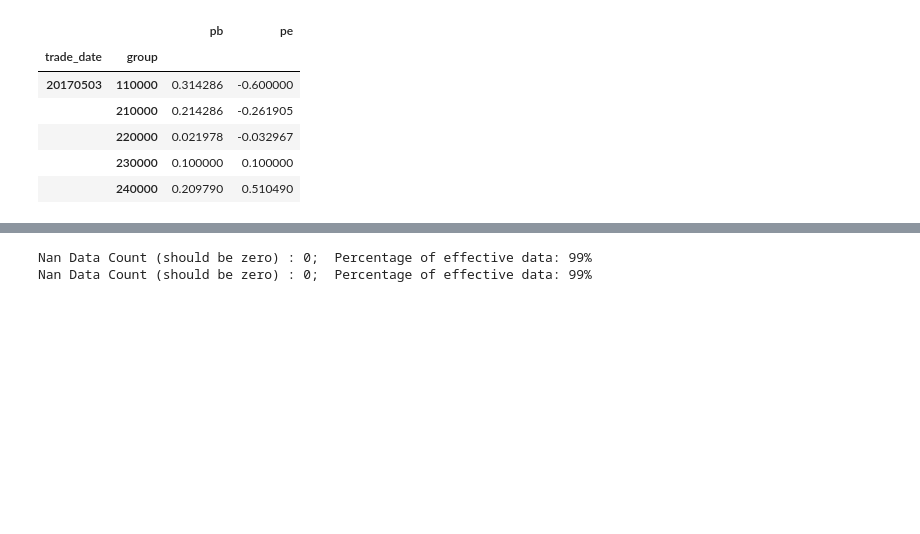
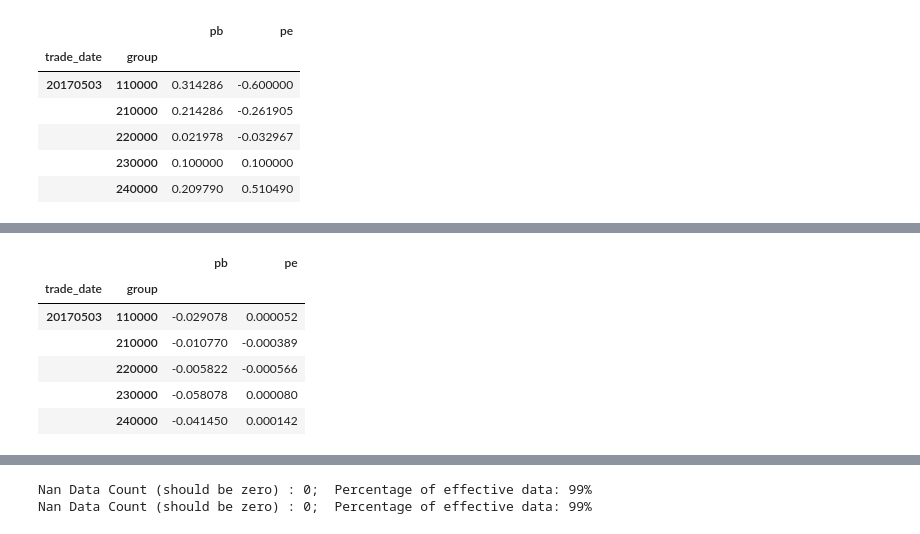
Before and after one commit to xingetouzi/jaqs-fxdayu, a Jupyter notebook: docs/_source/multi_factor.ipynb, the cells around one changed output, grey strips where cells are left out. Cells and saved outputs as stored; diff of their text form; code cells hidden in the pictures; blank space fills up the shorter version.

```diff
--- a/docs/_source/multi_factor.ipynb
+++ b/docs/_source/multi_factor.ipynb
@@ -134,3 +181,26 @@ Nan Data Count (should be zero) : 0;  Percentage of effective data: 99%
+# %%
+from jaqs_fxdayu.research.signaldigger.multi_factor import get_factors_ret_df
+
+factor_ret_df = get_factors_ret_df(factors_dict,
+                                   price=dv.get_ts("close_adj"),
+                                   high=dv.get_ts("high_adj"), # 可为空
+                                   low=dv.get_ts("low_adj"),# 可为空
+                                   group=dv.get_ts("sw1"), # 可为空
+                                   quantiles=5,# quantile分类数
+                                   period=5,# 持有期
+                                   benchmark_price=dv.data_benchmark, # 基准价格 可不传入，持有期收益（return）计算为绝对收益
+                                   commission = 0.0008,
+                                   ret_type = 'downside_ret' # 计算最大潜在下跌收益的因子收益
+                                 )
+factor_ret_df.dropna(how="all").head()
+# %% [output]
+|  |  | pb | pe |
+| trade_date | group |  |  |
+| 20170503 | 110000 | -0.029078 | 0.000052 |
+|  | 210000 | -0.010770 | -0.000389 |
+|  | 220000 | -0.005822 | -0.000566 |
+|  | 230000 | -0.058078 | 0.000080 |
+|  | 240000 | -0.041450 | 0.000142 |
 # %% [markdown]
 ## combine_factors
 - ` jaqs_fxdayu.research.signaldigger.multi_factor.combine_factors(*args, **kwargs) `
```
Also changed, not shown: parts of 4 cells of this notebook, 4 other files.
